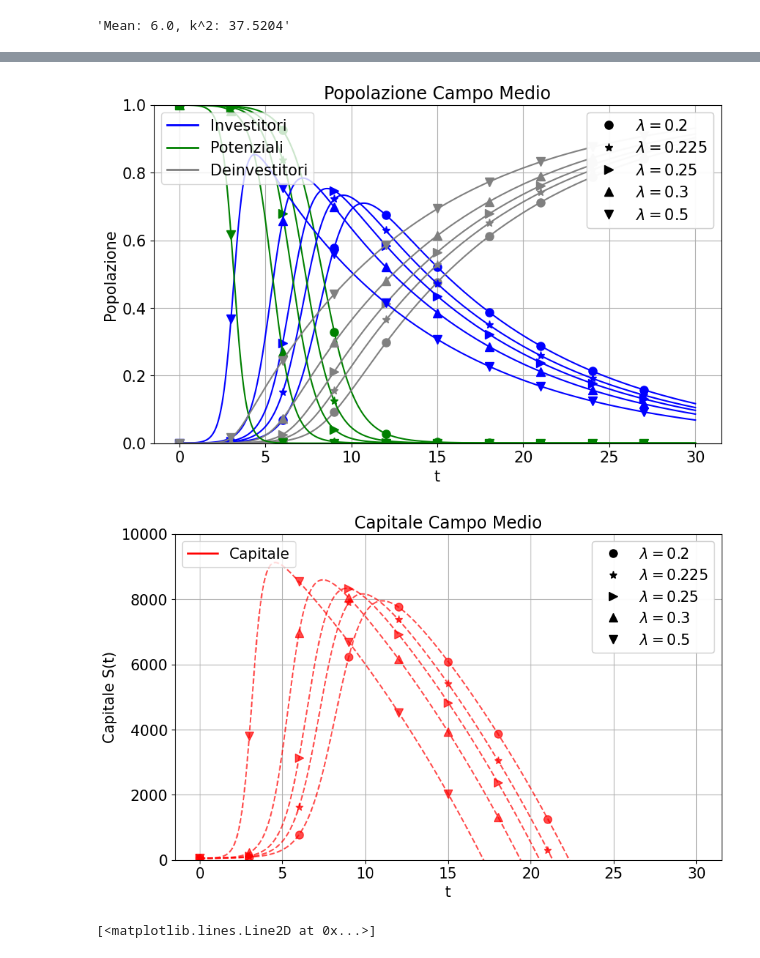
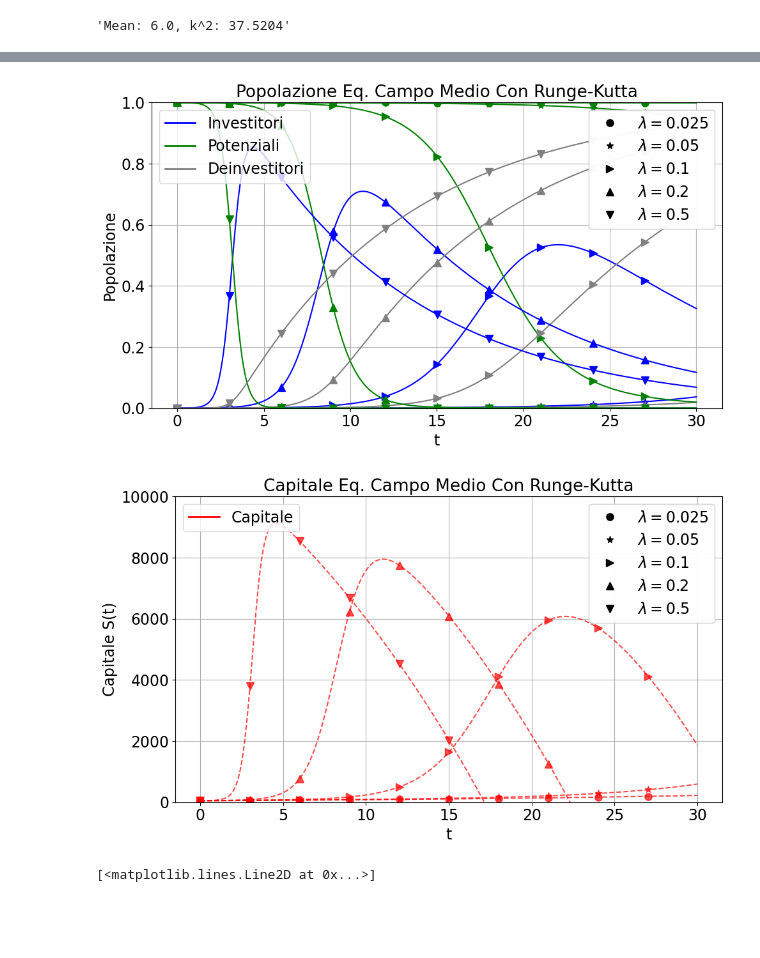
Before and after one commit to NexganGH/Ponzi-Scheme, a Jupyter notebook: changing_lambda.ipynb, the cells around one changed output, grey strips where cells are left out. Cells and saved outputs as stored; diff of their text form; code cells hidden in the pictures; blank space fills up the shorter version.

```diff
--- a/changing_lambda.ipynb
+++ b/changing_lambda.ipynb
@@ -67,7 +67,7 @@ Network salvato in my_networks/ws1.json
 ## To generate
 # %%
 # PRIMA PARTE:
-lambdas_to_test = [0.2, 0.225, 0.25, 0.3, 0.5]#[0.05, 0.075, 0.1, 0.125, 0.150, 0.175, 0.2], con mu=0.05
+lambdas_to_test = [0.025, 0.05, 0.1, 0.2, 0.5]#[0.05, 0.075, 0.1, 0.125, 0.150, 0.175, 0.2], con mu=0.05
 # SECONDA PARTE:
 #lambdas_to_test = [0.02]#[0.005, 0.01, 0.02, 0.03]# 0.05, 0.1, 0.15]
 mu = 0.1
@@ -171,17 +171,17 @@ Starting simulation
 # %%
 plotter = PonziPlotter()
 
 for x in lambdas_to_test:
     par = PonziParameters(M=1, starting_capital=50, lambda_ = lambda t: x, mu=lambda t:mu, rp= lambda t: 0.1, rr=lambda t: 0.05)
     equations = DifferentialEquations(N=10000, ponzi_parameters=par, avg_k=6)
     res = equations.solve(0, 30, 1000)
     plotter.add_simulation(res, r'$\lambda=' + str(x) + '$')
 
-plotter.plot('changing_lambda/changing_lambda_eq_investors', show_potential=True, show_investor=True, show_deinvestor=True, title="Popolazione Campo Medio")
-plotter.plot('changing_lambda/changing_lambda_eq_capital', show_capital=True, title="Capitale Campo Medio")
+plotter.plot('changing_lambda/changing_lambda_eq_investors', show_potential=True, show_investor=True, show_deinvestor=True, title="Popolazione Eq. Campo Medio Con Runge-Kutta")
+plotter.plot('changing_lambda/changing_lambda_eq_capital', show_capital=True, title="Capitale Eq. Campo Medio Con Runge-Kutta")
 # %% [output]
-[figure, old version]
+[figure, new version]
-[figure, old version]
+[figure, new version]
 # %%
 lambda_ = 0.2
 k = 6
```
Also changed, not shown: parts of 4 cells of this notebook, 43 other files.
